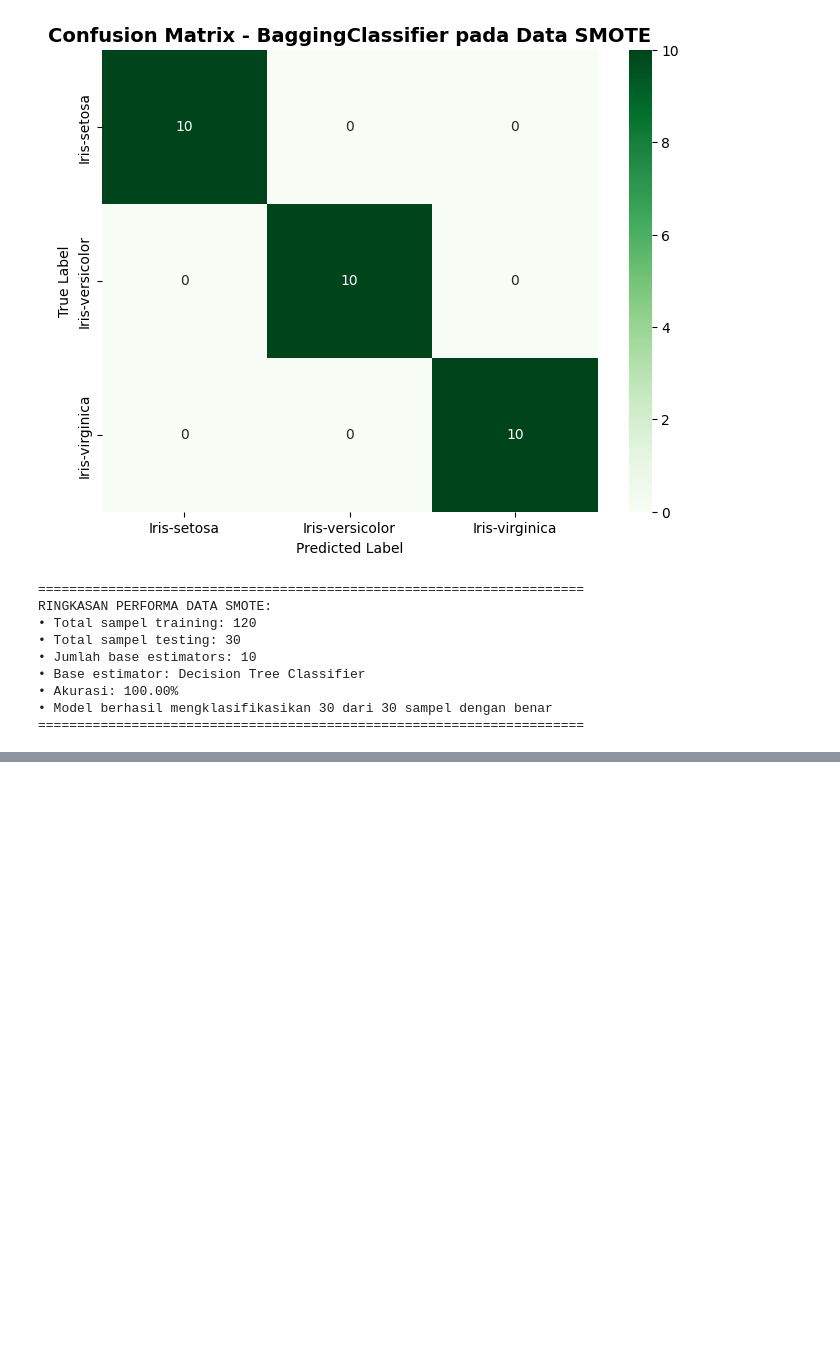
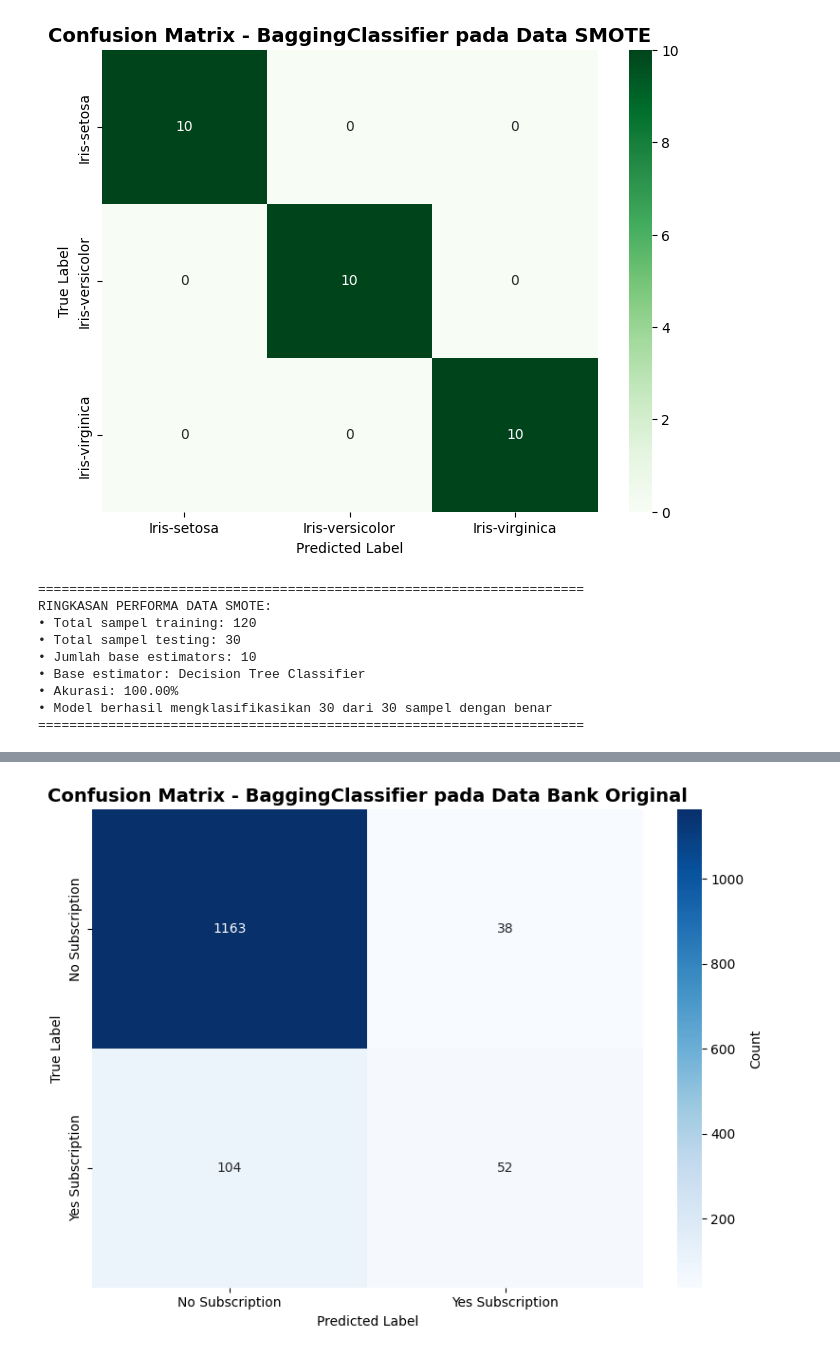
Before and after one commit to Imamgg/psd, a Jupyter notebook: psd/baggingClassifier.ipynb, the cells around one changed output, grey strips where cells are left out. Saved outputs shown, nothing was run; the diff lists cells and outputs as text; code cells hidden in the pictures; blank space fills up the shorter version.

```diff
--- a/psd/baggingClassifier.ipynb
+++ b/psd/baggingClassifier.ipynb
@@ -355,0 +557,66 @@ RINGKASAN PERFORMA DATA SMOTE:
+# %%
+print("BAGGING CLASSIFIER PADA DATA BANK ORIGINAL (SEBELUM SMOTE)")
+
+# 1. Inisialisasi dan training model BaggingClassifier dengan konfigurasi yang lebih robust
+bagging_bank_original = BaggingClassifier(
+    estimator=DecisionTreeClassifier(random_state=RANDOM_STATE),
+    n_estimators=10,
+    random_state=0,
+    bootstrap=True,
+    )
+
+bagging_bank_original.fit(X_train_bank_orig, y_train_bank_orig)
+
+# 2. Prediksi pada test set
+y_pred_bank_orig = bagging_bank_original.predict(X_test_bank_orig)
+
+# 3. Evaluasi performa
+accuracy_bank_orig = accuracy_score(y_test_bank_orig, y_pred_bank_orig)
+precision_bank_orig = precision_score(y_test_bank_orig, y_pred_bank_orig, average="weighted")
+recall_bank_orig = recall_score(y_test_bank_orig, y_pred_bank_orig, average="weighted")
+f1_bank_orig = f1_score(y_test_bank_orig, y_pred_bank_orig, average="weighted")
+
+# Evaluasi per class untuk analisis yang lebih detail
+precision_per_class_orig = precision_score(y_test_bank_orig, y_pred_bank_orig, average=None)
+recall_per_class_orig = recall_score(y_test_bank_orig, y_pred_bank_orig, average=None)
+f1_per_class_orig = f1_score(y_test_bank_orig, y_pred_bank_orig, average=None)
+
+print(f"\nHASIL EVALUASI BAGGING CLASSIFIER PADA DATA BANK ORIGINAL:")
+print(f"Overall Accuracy:  {accuracy_bank_orig:.4f} ({accuracy_bank_orig*100:.2f}%)")
+print(f"Overall Precision: {precision_bank_orig:.4f} ({precision_bank_orig*100:.2f}%)")
+print(f"Overall Recall:    {recall_bank_orig:.4f} ({recall_bank_orig*100:.2f}%)")
+print(f"Overall F1-Score:  {f1_bank_orig:.4f} ({f1_bank_orig*100:.2f}%)")
+
+print(f"\nPERFORMA PER CLASS:")
+class_names = ['No (0)', 'Yes (1)']
+for i, class_name in enumerate(class_names):
+    print(f"  {class_name}:")
+    print(f"    Precision: {precision_per_class_orig[i]:.4f} ({precision_per_class_orig[i]*100:.2f}%)")
+    print(f"    Recall:    {recall_per_class_orig[i]:.4f} ({recall_per_class_orig[i]*100:.2f}%)")
+    print(f"    F1-Score:  {f1_per_class_orig[i]:.4f} ({f1_per_class_orig[i]*100:.2f}%)")
+
+print(f"\n\nCLASSIFICATION REPORT DETAIL:")
+print(classification_report(y_test_bank_orig, y_pred_bank_orig,
+                          target_names=['No Subscription', 'Yes Subscription']))
+
+# 4. Confusion Matrix
+print("CONFUSION MATRIX:")
+cm_bank_orig = confusion_matrix(y_test_bank_orig, y_pred_bank_orig)
+
+plt.figure(figsize=(8, 6))
+sns.heatmap(
+    cm_bank_orig,
+    annot=True,
+    fmt="d",
+    cmap="Blues",
+    xticklabels=['No Subscription', 'Yes Subscription'],
+    yticklabels=['No Subscription', 'Yes Subscription'],
+    cbar_kws={'label': 'Count'}
+)
+plt.title("Confusion Matrix - BaggingClassifier pada Data Bank Original",
+          fontsize=14, fontweight="bold")
+plt.xlabel("Predicted Label")
+plt.ylabel("True Label")
+plt.tight_layout()
+plt.show()
+# %% [output]
@@ -355,0 +640 @@ RINGKASAN PERFORMA DATA SMOTE:
+[figure, added]
```
Also changed, not shown: parts of 9 cells of this notebook, 3 other files.
